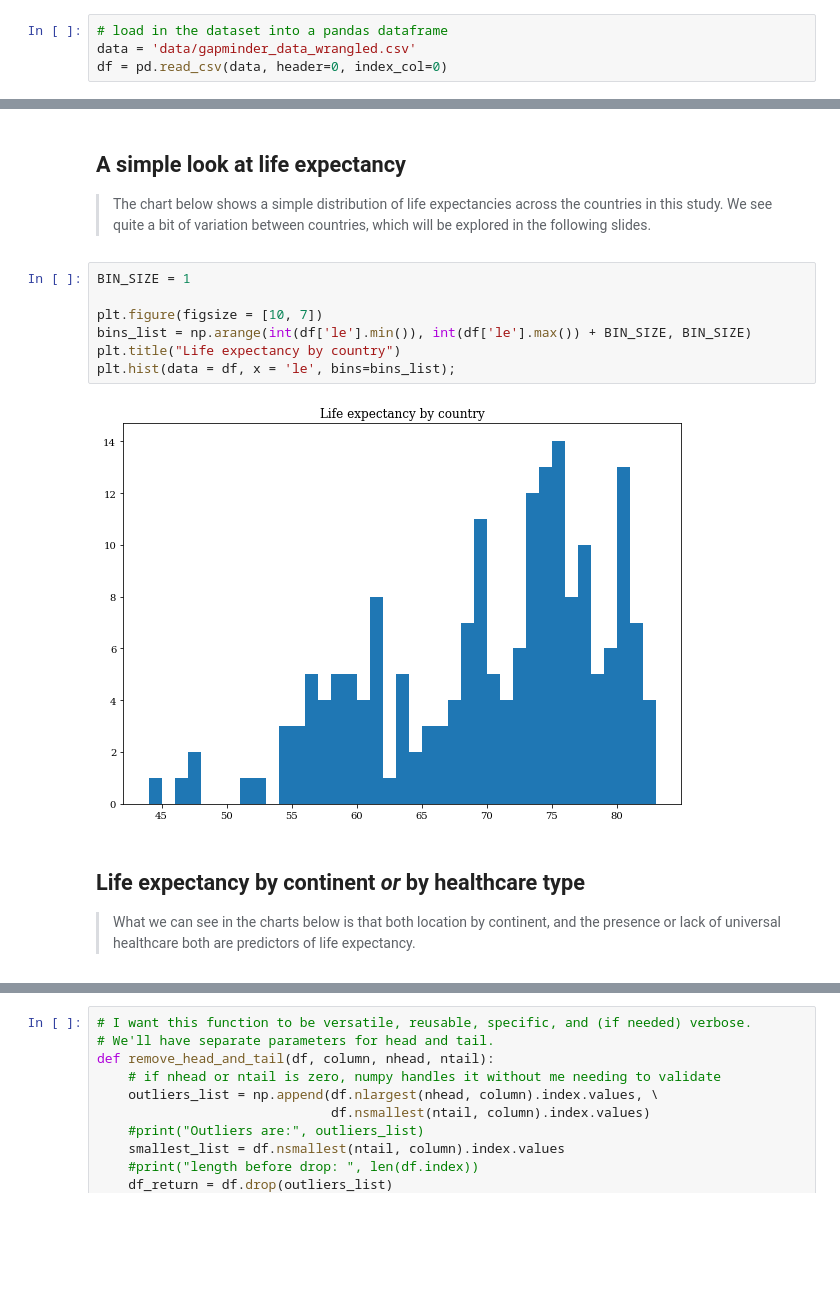
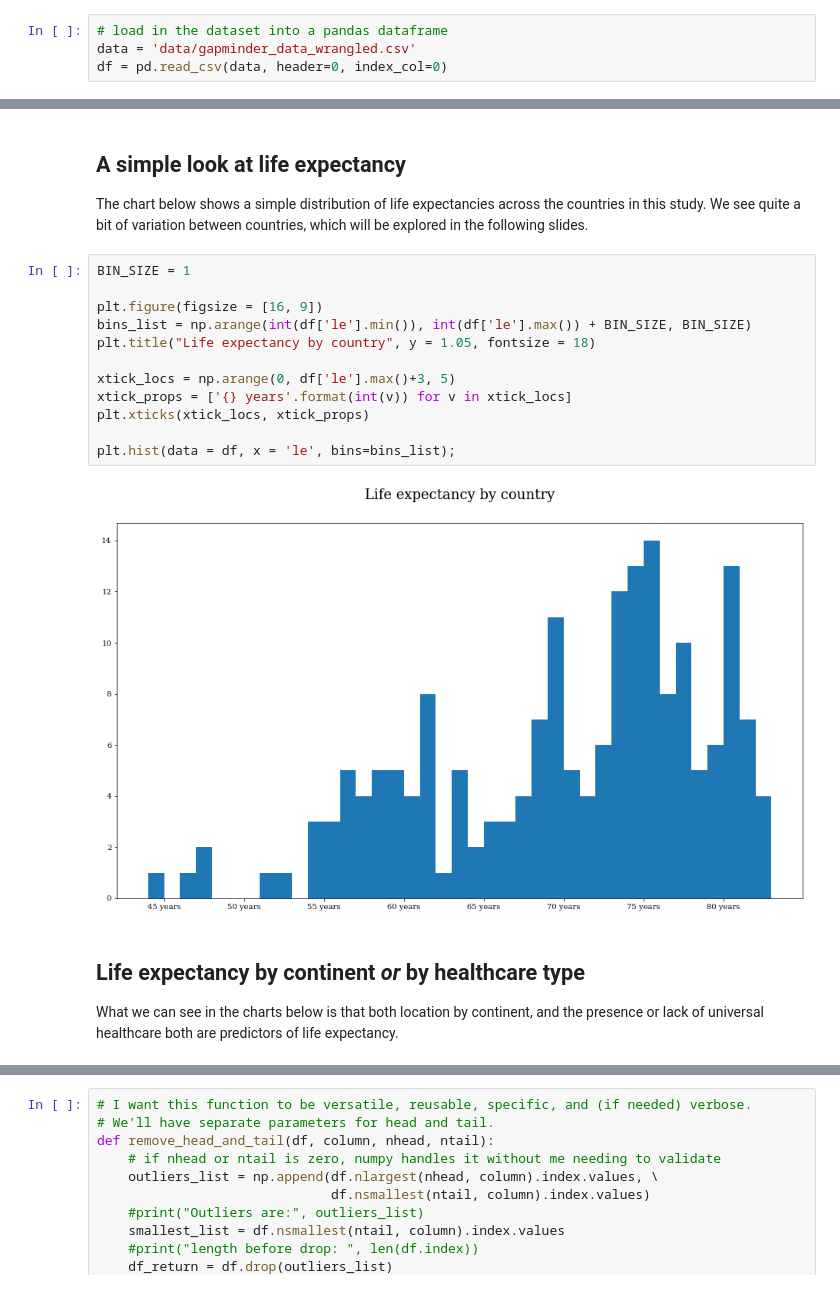
Before and after one commit to mullendavidh/nanodegree-project-5, a Jupyter notebook: slide_deck.ipynb, the cells around one changed output, grey strips where cells are left out. Cells and saved outputs as stored; diff of their text form; blank space fills up the shorter version.

```diff
--- a/slide_deck.ipynb
+++ b/slide_deck.ipynb
@@ -102,18 +100,23 @@ ax2.set_yticks([]);
 # %% [markdown]
 ## A simple look at life expectancy
 
-> The chart below shows a simple distribution of life expectancies across the countries in this study. We see quite a bit of variation between countries, which will be explored in the following slides.
+The chart below shows a simple distribution of life expectancies across the countries in this study. We see quite a bit of variation between countries, which will be explored in the following slides.
 # %%
 BIN_SIZE = 1
 
-plt.figure(figsize = [10, 7])
+plt.figure(figsize = [16, 9])
 bins_list = np.arange(int(df['le'].min()), int(df['le'].max()) + BIN_SIZE, BIN_SIZE)
-plt.title("Life expectancy by country")
+plt.title("Life expectancy by country", y = 1.05, fontsize = 18)
+
+xtick_locs = np.arange(0, df['le'].max()+3, 5)
+xtick_props = ['{} years'.format(int(v)) for v in xtick_locs]
+plt.xticks(xtick_locs, xtick_props)
+
 plt.hist(data = df, x = 'le', bins=bins_list);
 # %% [output]
-[figure, old version]
+[figure, new version]
 # %% [markdown]
 ## Life expectancy by continent _or_ by healthcare type
 
-> What we can see in the charts below is that both location by continent, and the presence or lack of universal healthcare both are predictors of life expectancy.
+What we can see in the charts below is that both location by continent, and the presence or lack of universal healthcare both are predictors of life expectancy.
 # %%
```
Also changed, not shown: parts of 12 cells of this notebook, 5 other files.
